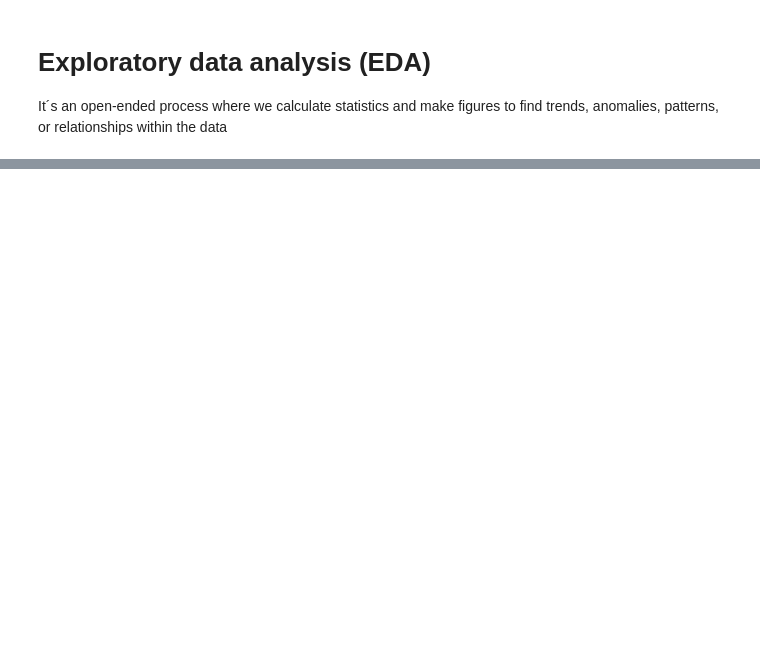
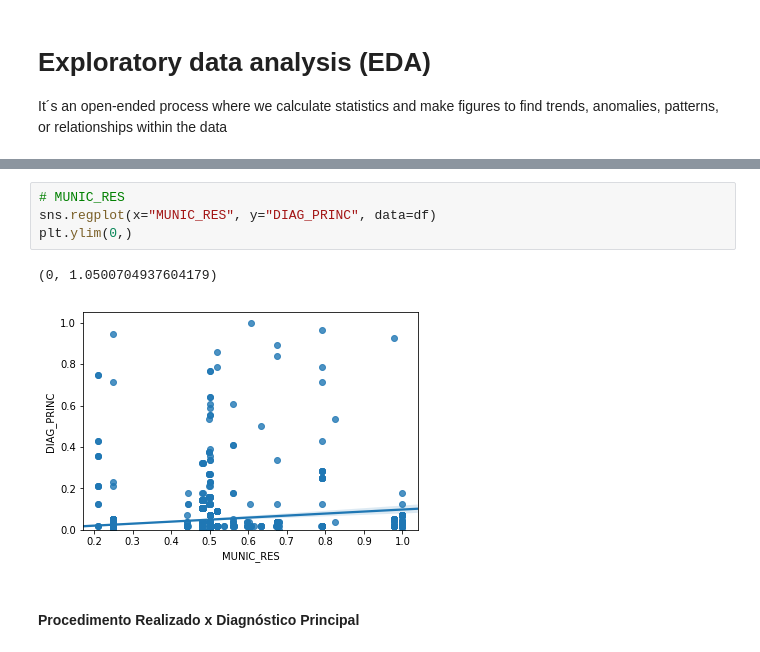
Before and after one commit to paulo-moreti/MOKA, a Jupyter notebook: MOKA_MPSII.ipynb, the cells around one changed output, grey strips where cells are left out. Cells and saved outputs as stored; diff of their text form; blank space fills up the shorter version.

```diff
--- a/MOKA_MPSII.ipynb
+++ b/MOKA_MPSII.ipynb
@@ -206,0 +325,9 @@ Name: IDADE, dtype: float64
+# %%
+# MUNIC_RES
+sns.regplot(x="MUNIC_RES", y="DIAG_PRINC", data=df)
+plt.ylim(0,)
+# %% [output]
+(0, 1.0500704937604179)
+[figure, added]
+# %% [markdown]
+#### Procedimento Realizado x Diagnóstico Principal
```
Also changed, not shown: parts of 64 cells of this notebook.
